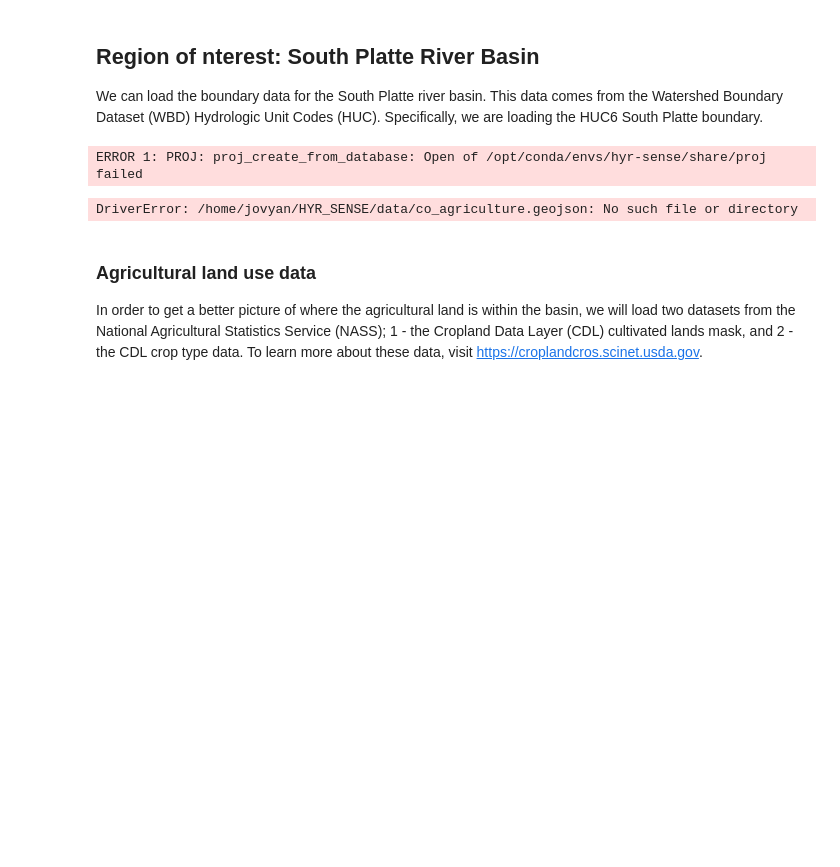
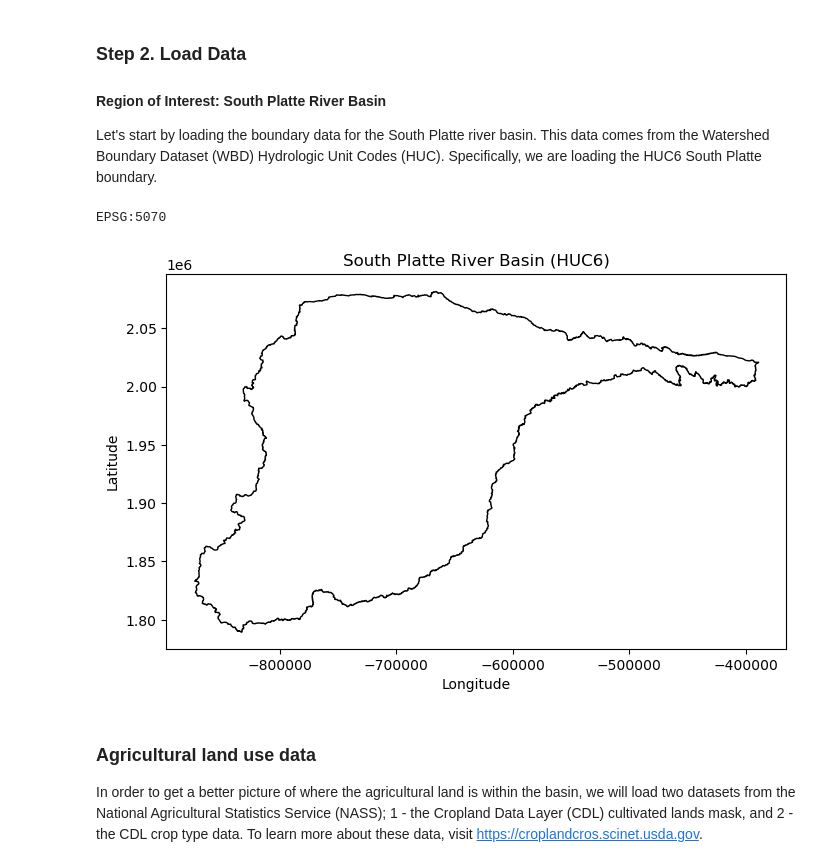
Before and after one commit to CU-ESIIL/HYR-SENSE, a Jupyter notebook: notebooks/agriculture/0_Ag_Lands_Search_EMIT.ipynb, the cells around one changed output. Saved outputs shown, nothing was run; the diff lists cells and outputs as text; code cells hidden in the pictures; blank space fills up the shorter version.

```diff
--- a/notebooks/agriculture/0_Ag_Lands_Search_EMIT.ipynb
+++ b/notebooks/agriculture/0_Ag_Lands_Search_EMIT.ipynb
@@ -63,23 +72,25 @@ FileNotFoundError: [Errno 2] No such file or directory: '/data-store/iplant/home
 # %% [markdown]
-## Region of nterest: South Platte River Basin
+### Step 2. Load Data
 
-We can load the boundary data for the South Platte river basin. This data comes from the Watershed Boundary Dataset (WBD) Hydrologic Unit Codes (HUC). Specifically, we are loading the HUC6 South Platte boundary.
+#### Region of Interest: South Platte River Basin
+
+Let's start by loading the boundary data for the South Platte river basin. This data comes from the Watershed Boundary Dataset (WBD) Hydrologic Unit Codes (HUC). Specifically, we are loading the HUC6 South Platte boundary.
 # %%
 # Region of interest
-roi = os.path.join(dest,'data/co_agriculture.geojson')
-roi = gpd.read_file(roi)
+roi = os.path.join(dest,'WBD_HUC6_South_Platte.gpkg')
+roi = gpd.read_file(roi).to_crs(albers)
+print(roi.crs)
 
-# Make a simple map of the region
 # Plot the ROI data
 fig, ax = plt.subplots(1, 1, figsize=(8, 6))
 roi.plot(ax=ax, color='white', edgecolor='black')
 plt.xlabel('Longitude')
 plt.ylabel('Latitude')
 plt.title('South Platte River Basin (HUC6)')
 plt.show()
 # %% [output]
-ERROR 1: PROJ: proj_create_from_database: Open of /opt/conda/envs/hyr-sense/share/proj failed
+EPSG:5070
-DriverError: /home/jovyan/HYR_SENSE/data/co_agriculture.geojson: No such file or directory
+[figure, added]
 # %% [markdown]
 ### Agricultural land use data
 
```
Also changed, not shown: parts of 27 cells of this notebook, 1 other file.
